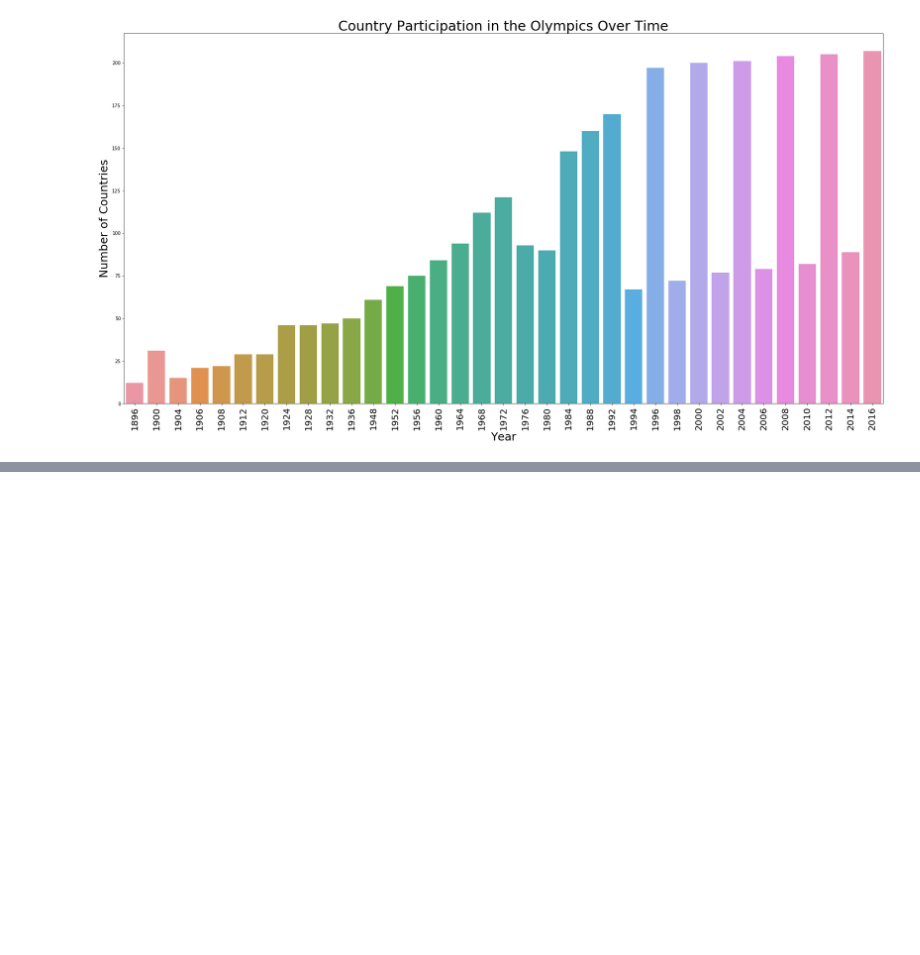
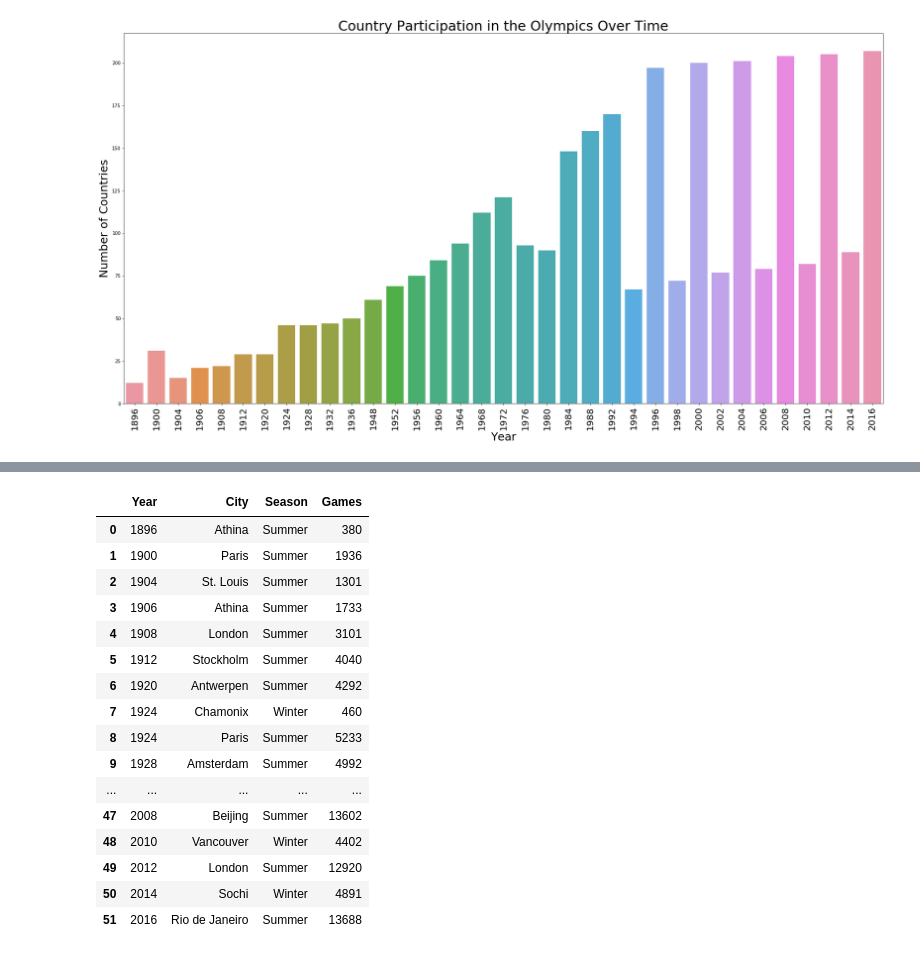
Before and after one commit to huntersapienza/Modern-Olympic-Games-Data-Analysis, a Jupyter notebook: Trends Over Time.ipynb, the cells around one changed output, grey strips where cells are left out. Cells and saved outputs as stored; diff of their text form; code cells hidden in the pictures; blank space fills up the shorter version.

```diff
--- a/Trends Over Time.ipynb
+++ b/Trends Over Time.ipynb
@@ -135,0 +271,34 @@ plt.show()
+# %%
+trace = go.Choropleth(
+            locations = wparticipation_data['region'],
+            locationmode='country names',
+            z = wparticipation_data['Games'],
+            text = wparticipation_data['Games'],
+            autocolorscale =False,
+            reversescale = False,
+            colorscale = 'blues',
+            marker = dict(
+                line = dict(
+                    color = 'rgb(0,0,0)',
+                    width = 0.5)
+            ),
+            colorbar = dict(
+                title = 'Number of Games',
+                tickprefix = '')
+        )
+
+data = [trace]
+layout = go.Layout(
+    title = 'Number of Winter Olympic Games Participated in by Each Country',
+    geo = dict(
+        showframe = True,
+        showlakes = False,
+        showcoastlines = True,
+        projection = dict(
+            type = 'natural earth'
+        )
+    )
+)
+
+fig = dict( data=data, layout=layout )
+iplot(fig)
@@ -135,0 +331,20 @@ plt.show()
+# %%
+host_cities
+# %% [output]
+|  | Year | City | Season | Games |
+| 0 | 1896 | Athina | Summer | 380 |
+| 1 | 1900 | Paris | Summer | 1936 |
+| 2 | 1904 | St. Louis | Summer | 1301 |
+| 3 | 1906 | Athina | Summer | 1733 |
+| 4 | 1908 | London | Summer | 3101 |
+| 5 | 1912 | Stockholm | Summer | 4040 |
+| 6 | 1920 | Antwerpen | Summer | 4292 |
+| 7 | 1924 | Chamonix | Winter | 460 |
+| 8 | 1924 | Paris | Summer | 5233 |
+| 9 | 1928 | Amsterdam | Summer | 4992 |
+| ... | ... | ... | ... | ... |
+| 47 | 2008 | Beijing | Summer | 13602 |
+| 48 | 2010 | Vancouver | Winter | 4402 |
+| 49 | 2012 | London | Summer | 12920 |
+| 50 | 2014 | Sochi | Winter | 4891 |
+| 51 | 2016 | Rio de Janeiro | Summer | 13688 |
```
Also changed, not shown: parts of 24 cells of this notebook, 1 other file.
